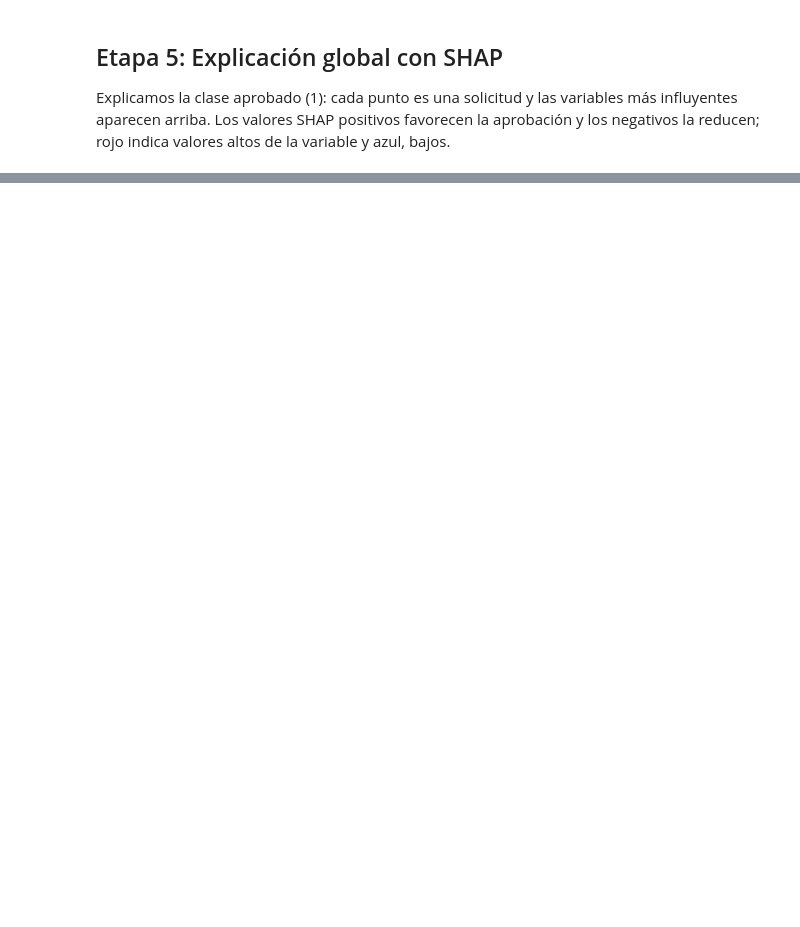
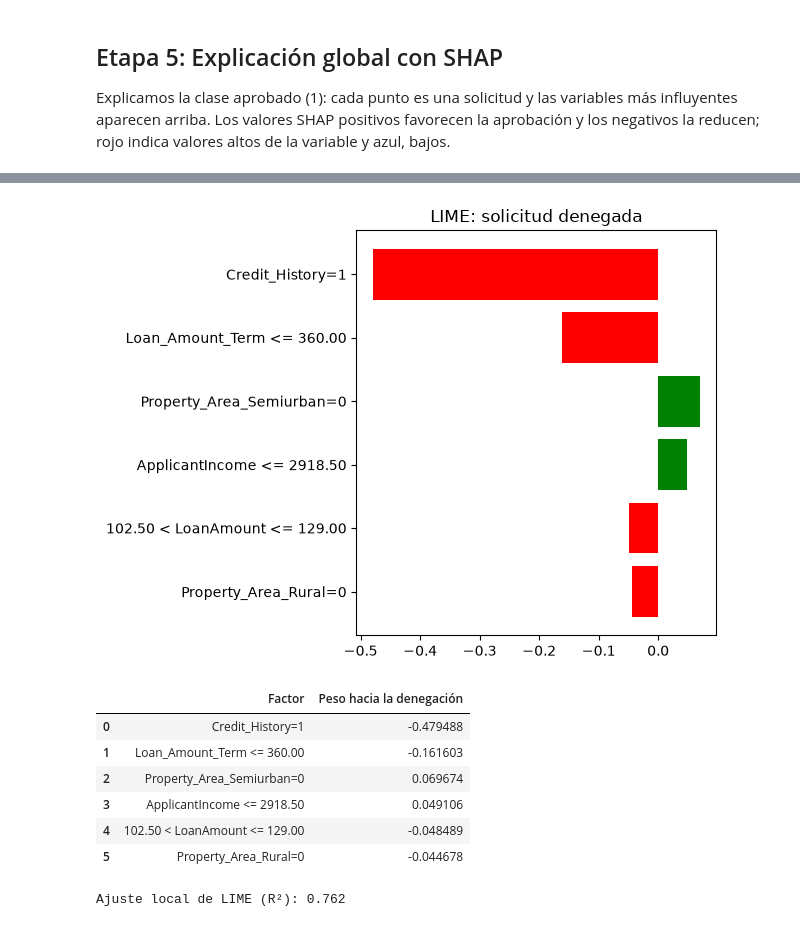
Before and after one commit to memo124/Laboratorio-de-IA-tica-Sesgos-y-Explicabilidad, a Jupyter notebook: main.ipynb, the cells around one changed output, grey strips where cells are left out. Cells and saved outputs as stored; diff of their text form; code cells hidden in the pictures; blank space fills up the shorter version.

```diff
--- a/main.ipynb
+++ b/main.ipynb
@@ -80,0 +185,39 @@ plt.show()
+# %%
+from lime.lime_tabular import LimeTabularExplainer
+
+columnas = X_train_prep.columns
+categoricas = [i for i, columna in enumerate(columnas)
+               if X_train_prep[columna].nunique() == 2]
+lime_explainer = LimeTabularExplainer(
+    X_train_prep.to_numpy(dtype=float),
+    feature_names=list(columnas),
+    class_names=["Denegado", "Aprobado"],
+    categorical_features=categoricas,
+    mode="classification", random_state=42
+)
+
+# LIME entrega arrays; el modelo espera las columnas del entrenamiento.
+def predecir_probabilidad(datos):
+    return rf_model.predict_proba(pd.DataFrame(datos, columns=columnas))
+
+lime_caso = lime_explainer.explain_instance(
+    X_test_prep.iloc[pos_denegado].to_numpy(dtype=float),
+    predecir_probabilidad, labels=(clase_denegado,), num_features=6
+)
+lime_caso.as_pyplot_figure(label=clase_denegado)
+plt.title("LIME: solicitud denegada")
+plt.tight_layout()
+plt.show()
+display(pd.DataFrame(lime_caso.as_list(label=clase_denegado),
+                     columns=["Factor", "Peso hacia la denegación"]))
+print(f"Ajuste local de LIME (R²): {lime_caso.score:.3f}")
+# %% [output]
+[figure, added]
+|  | Factor | Peso hacia la denegación |
+| 0 | Credit_History=1 | -0.479488 |
+| 1 | Loan_Amount_Term <= 360.00 | -0.161603 |
+| 2 | Property_Area_Semiurban=0 | 0.069674 |
+| 3 | ApplicantIncome <= 2918.50 | 0.049106 |
+| 4 | 102.50 < LoanAmount <= 129.00 | -0.048489 |
+| 5 | Property_Area_Rural=0 | -0.044678 |
+Ajuste local de LIME (R²): 0.762
```
Also changed, not shown: parts of 21 cells of this notebook.
